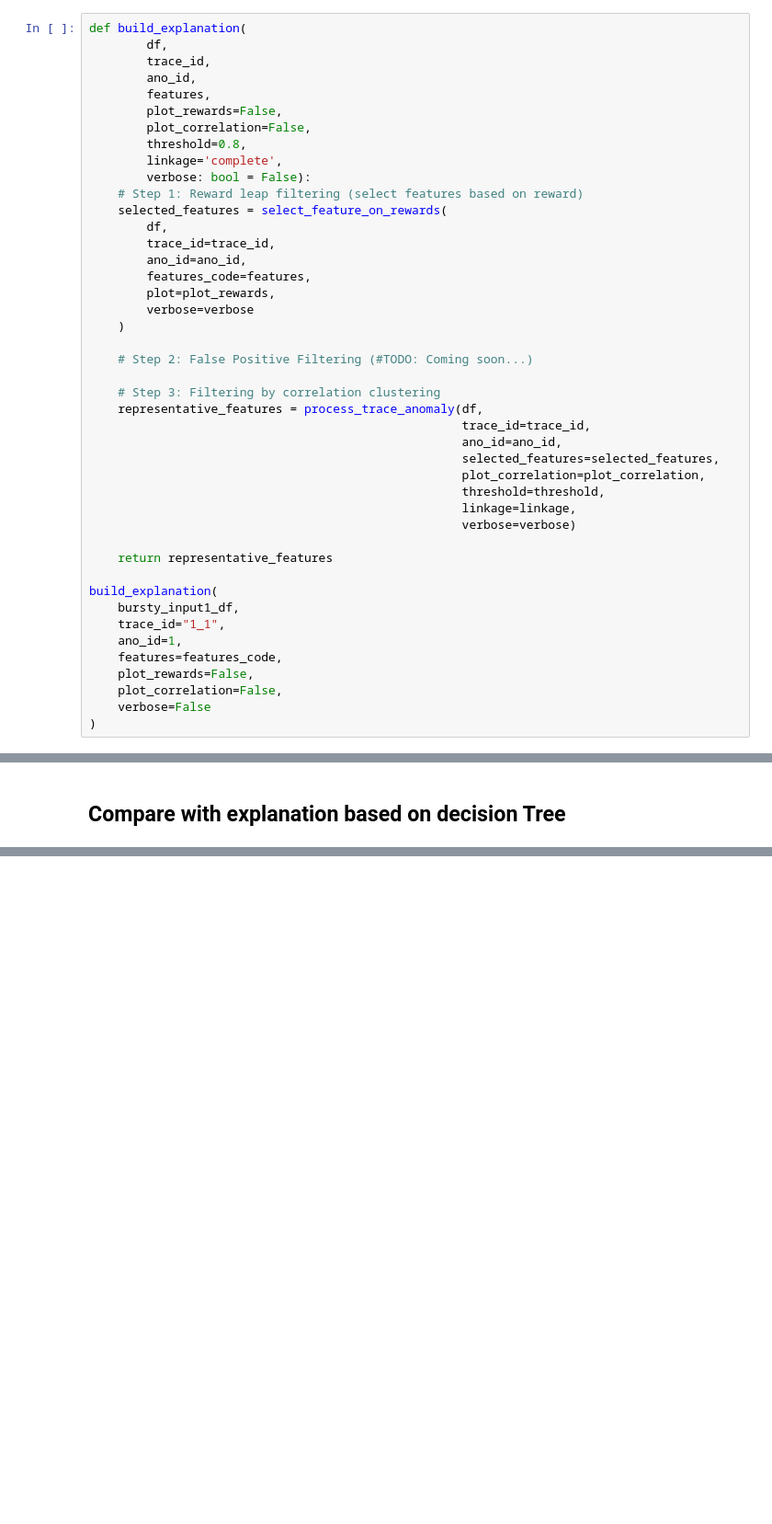
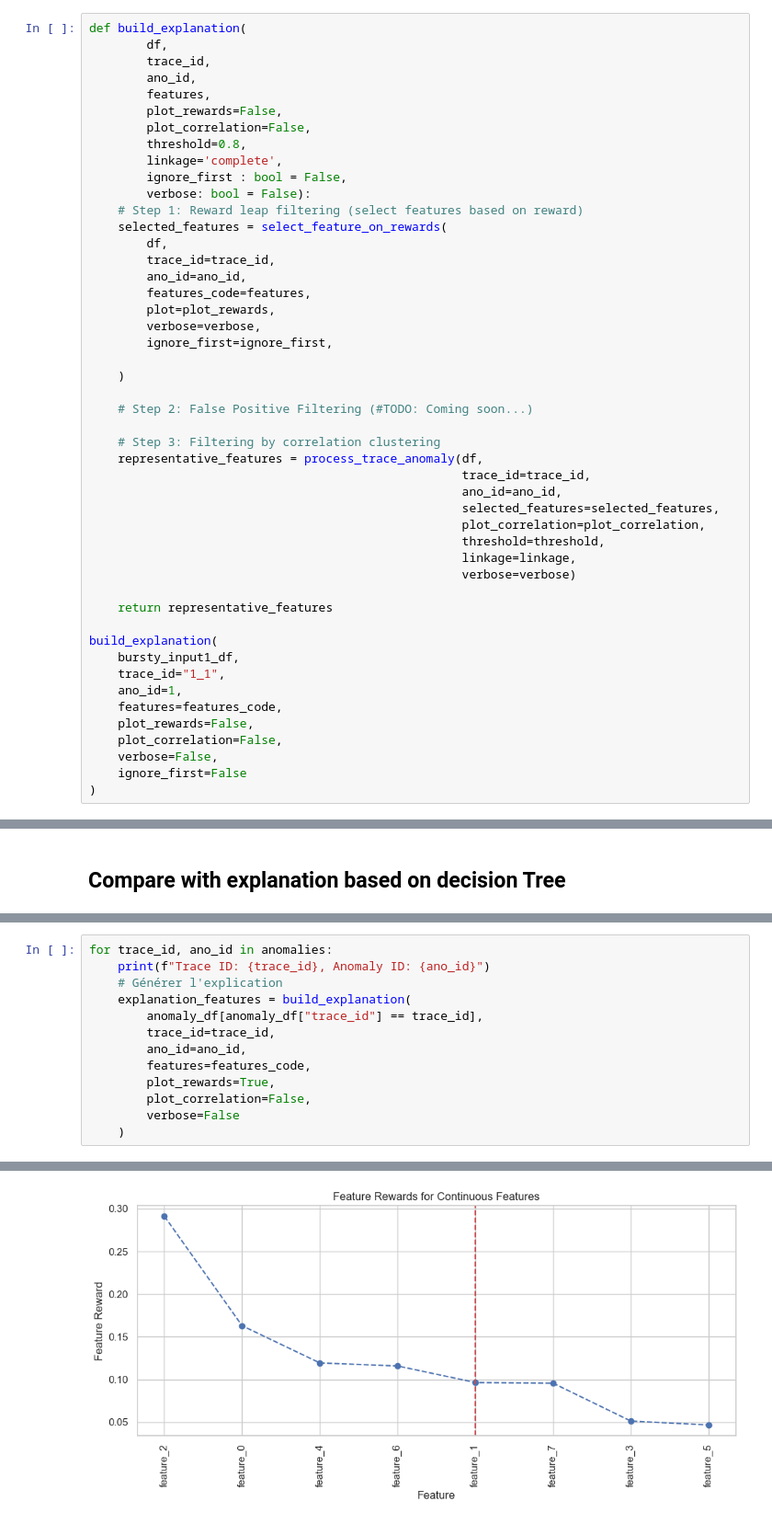
Before and after one commit to Yedson54/project-exstream, a Jupyter notebook: notebooks/exstream.ipynb, the cells around one changed output, grey strips where cells are left out. Shown at 92% size. Cells and saved outputs as stored; diff of their text form; blank space fills up the shorter version.

```diff
--- a/notebooks/exstream.ipynb
+++ b/notebooks/exstream.ipynb
@@ -784,6 +806,7 @@ def build_explanation(
         plot_correlation=False,
         threshold=0.8,
         linkage='complete',
+        ignore_first : bool = False,
         verbose: bool = False):
     # Step 1: Reward leap filtering (select features based on reward)
     selected_features = select_feature_on_rewards(
@@ -792,7 +815,9 @@ def build_explanation(
         ano_id=ano_id,
         features_code=features,
         plot=plot_rewards,
-        verbose=verbose
+        verbose=verbose,
+        ignore_first=ignore_first,
+
     )
 
     # Step 2: False Positive Filtering (#TODO: Coming soon...)
@@ -816,7 +841,8 @@ build_explanation(
     features=features_code,
     plot_rewards=False,
     plot_correlation=False,
-    verbose=False
+    verbose=False,
+    ignore_first=False
 )
 # %% [output]
 ['feature_2', 'feature_1', 'feature_6']
@@ -932,0 +1029,14 @@ instability(bursty_input1_df, trace_id="1_1", ano_id=0, features=features_code)
+# %%
+for trace_id, ano_id in anomalies:
+    print(f"Trace ID: {trace_id}, Anomaly ID: {ano_id}")
+    # Générer l'explication
+    explanation_features = build_explanation(
+        anomaly_df[anomaly_df["trace_id"] == trace_id],
+        trace_id=trace_id,
+        ano_id=ano_id,
+        features=features_code,
+        plot_rewards=True,
+        plot_correlation=False,
+        verbose=False
+    )
+# %% [output]
@@ -932,0 +1044 @@ instability(bursty_input1_df, trace_id="1_1", ano_id=0, features=features_code)
+[figure, added]
```
Also changed, not shown: parts of 16 cells of this notebook, 1 other file.
